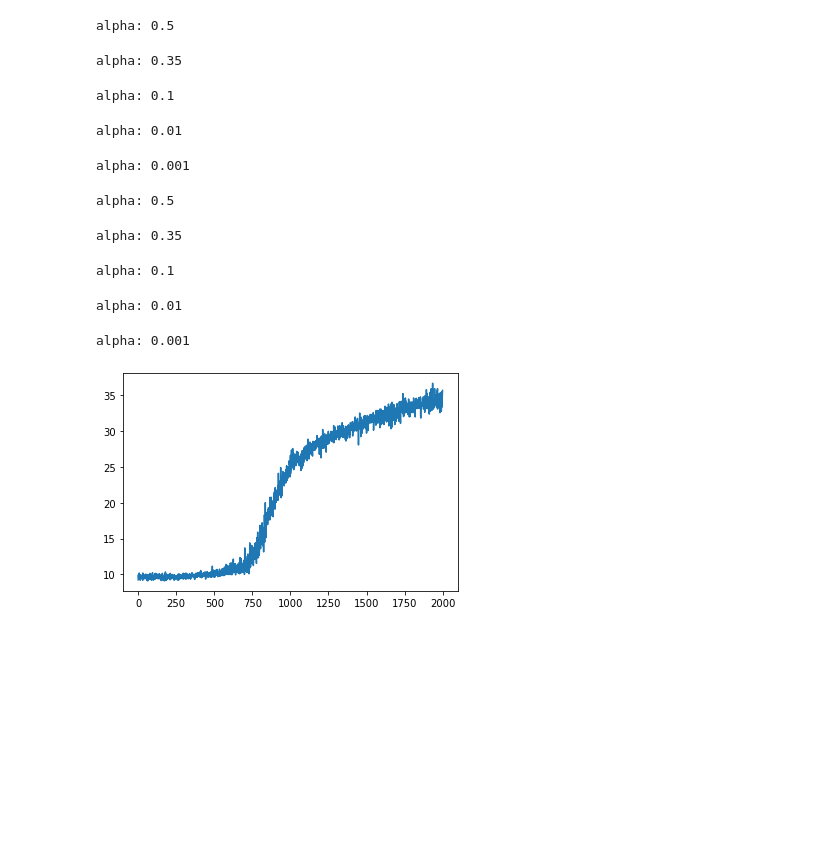
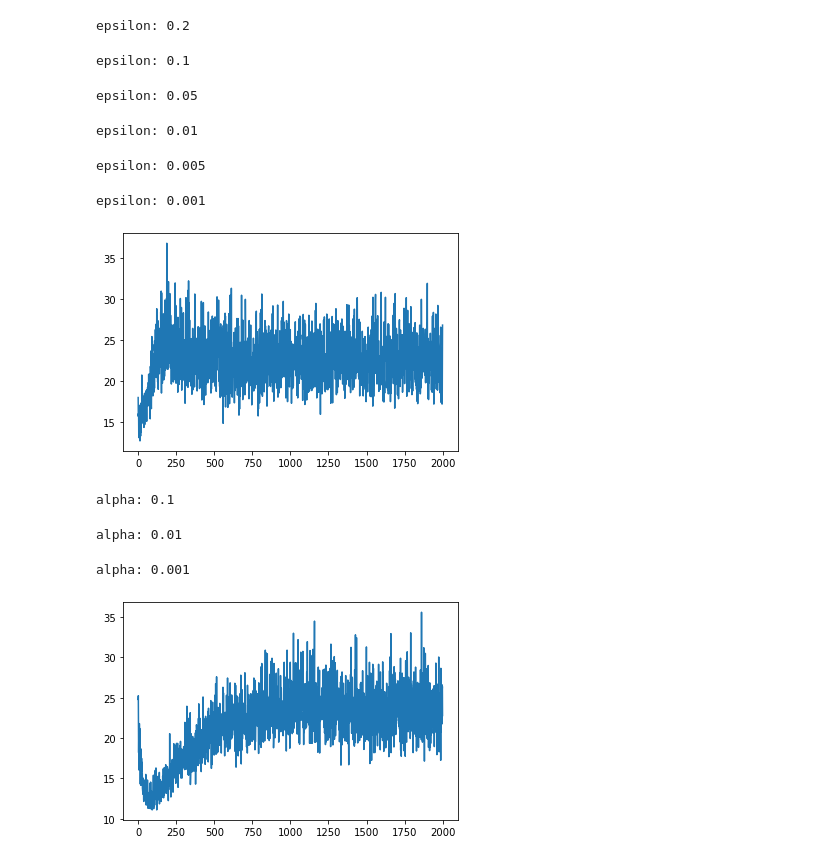
Before and after one commit to hamza-elhamdadi/RL-final-project, a Jupyter notebook: testing_n_step_sarsa.ipynb, the cells around one changed output. Drawn from its saved outputs; the diff is of its cells as text; code cells hidden in the pictures; blank space fills up the shorter version.

```diff
--- a/testing_n_step_sarsa.ipynb
+++ b/testing_n_step_sarsa.ipynb
@@ -7,8 +7,10 @@ import numpy as np
 num_trials = 20
 cp = CartPole()
 
-for M in range(3,28,5):
-    alg = ESGNStepSARSA(cp, M=10, n=5)
+for M in [2, 3, 5, 8, 10, 15][-2:]:
+
+    print('M:',M)
+    alg = ESGNStepSARSA(cp, M=M, n=5, alpha=0.01, epsilon=0.1, approach='epsilon-greedy')
     Gs = np.zeros(alg.num_episodes)
 
     for _ in range(num_trials):
@@ -19,4 +21,4 @@ for M in range(3,28,5):
 
     plt.clf()
     plt.plot(range(len(Gs)), Gs)
-    plt.savefig(f'experiments/nStepSARSA/CartPole/alpha-{alpha}-{approach}.png', facecolor='white')
+    plt.savefig(f'experiments/nStepSARSA/CartPole/M-{M}.png', facecolor='white')
@@ -23,31 +31,50 @@ for M in range(3,28,5):
+# %%
+num_trials = 20
+cp = CartPole()
+
+for epsilon in [0.2, 0.1, 0.05, 0.01, 0.005, 0.001]:
+    print('epsilon:',epsilon)
+    alg = ESGNStepSARSA(cp, M=10, n=5, alpha=0.01, approach='softmax')
+    Gs = np.zeros(alg.num_episodes)
+
+    for _ in range(num_trials):
+        alg.reset()
+        Gs += np.array(alg.run())
+
+    Gs /= num_trials
+
+    plt.clf()
+    plt.plot(range(len(Gs)), Gs)
+    plt.savefig(f'experiments/nStepSARSA/CartPole/epsilon-{epsilon}.png', facecolor='white')
+# %% [output]
+epsilon: 0.2
+epsilon: 0.1
+epsilon: 0.05
+epsilon: 0.01
+epsilon: 0.005
+epsilon: 0.001
+[figure, added]
 # %%
 num_trials = 20
 cp = CartPole()
 
-for approach in ['epsilon-greedy', 'softmax']:
-    for alpha in [0.5, 0.35, 0.1, 0.01, 0.001]:
+for approach in ['epsilon-greedy', 'softmax'][1:]:
+    for alpha in [0.1, 0.01, 0.001]:
         print('alpha:', alpha)
         alg = ESGNStepSARSA(cp, M=10, n=5, alpha=alpha, epsilon=0.1, approach=approach)
         Gs = np.zeros(alg.num_episodes)
 
         for _ in range(num_trials):
             alg.reset()
             Gs += np.array(alg.run())
 
         Gs /= num_trials
 
         plt.clf()
         plt.plot(range(len(Gs)), Gs)
         plt.savefig(f'experiments/nStepSARSA/CartPole/alpha-{alpha}-{approach}.png', facecolor='white')
 # %% [output]
-alpha: 0.5
+alpha: 0.1
-alpha: 0.35
+alpha: 0.01
-alpha: 0.1
+alpha: 0.001
-alpha: 0.01
-alpha: 0.001
-alpha: 0.5
-alpha: 0.35
-alpha: 0.1
-alpha: 0.01
-alpha: 0.001
-[figure, old version]
+[figure, new version]
```
Also changed, not shown: parts of 1 cell of this notebook, 20 other files.
